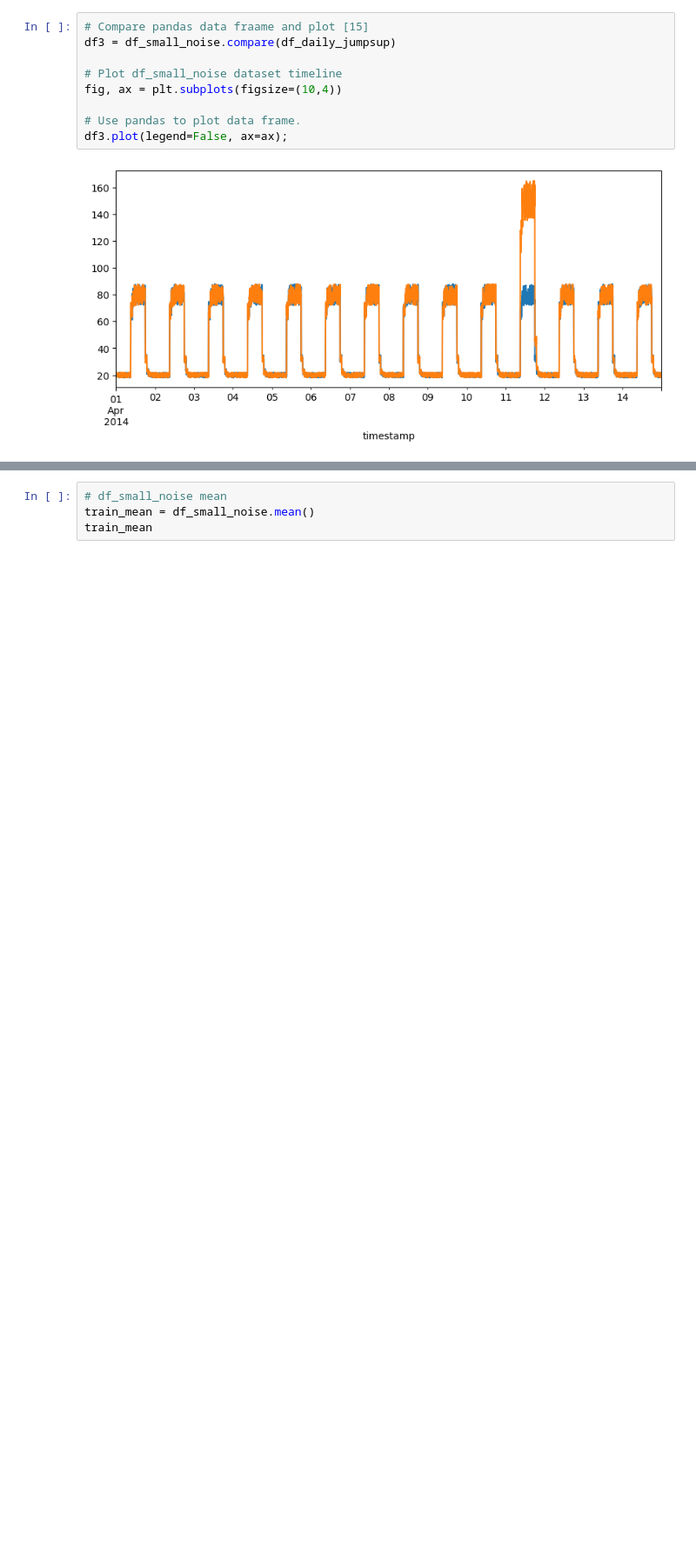
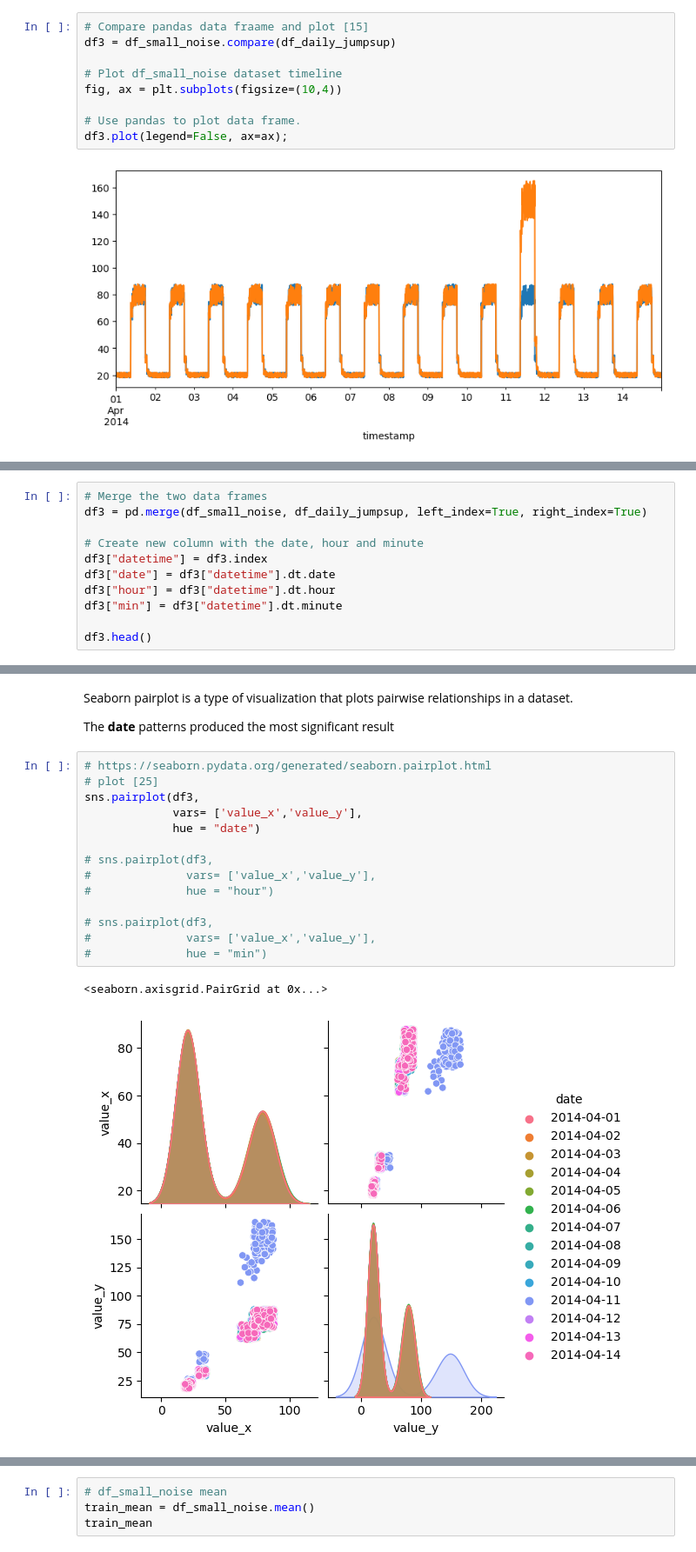
Before and after one commit to DPR-droid/2022_09_Machine_Learning_and_Statistics, a Jupyter notebook: Anomaly_detection_V05.ipynb, the cells around one changed output, grey strips where cells are left out. Shown: that part at 87% size. Saved outputs shown, nothing was run; the diff lists cells and outputs as text; blank space fills up the shorter version.

Commit message:
Anomaly_detection_V05 Data Quality Preprocessing

```diff
--- a/Anomaly_detection_V05.ipynb
+++ b/Anomaly_detection_V05.ipynb
@@ -252,0 +353,11 @@ df3.plot(legend=False, ax=ax);
+# %%
+# Merge the two data frames
+df3 = pd.merge(df_small_noise, df_daily_jumpsup, left_index=True, right_index=True)
+
+# Create new column with the date, hour and minute
+df3["datetime"] = df3.index
+df3["date"] = df3["datetime"].dt.date
+df3["hour"] = df3["datetime"].dt.hour
+df3["min"] = df3["datetime"].dt.minute
+
+df3.head()
@@ -253 +372,22 @@ df3.plot(legend=False, ax=ax);
+# %% [markdown]
+Seaborn pairplot is a type of visualization that plots pairwise relationships in a dataset.
+
+The **date** patterns produced the most significant result
+# %%
+# https://seaborn.pydata.org/generated/seaborn.pairplot.html
+# plot [25]
+sns.pairplot(df3,
+             vars= ['value_x','value_y'],
+             hue = "date")
+
+# sns.pairplot(df3,
+#              vars= ['value_x','value_y'],
+#              hue = "hour")
+
+# sns.pairplot(df3,
+#              vars= ['value_x','value_y'],
+#              hue = "min")
+# %% [output]
+<seaborn.axisgrid.PairGrid at 0x...>
+[figure, added]
 # %% [markdown]
```
Also changed, not shown: parts of 55 cells of this notebook, 1 other file.
